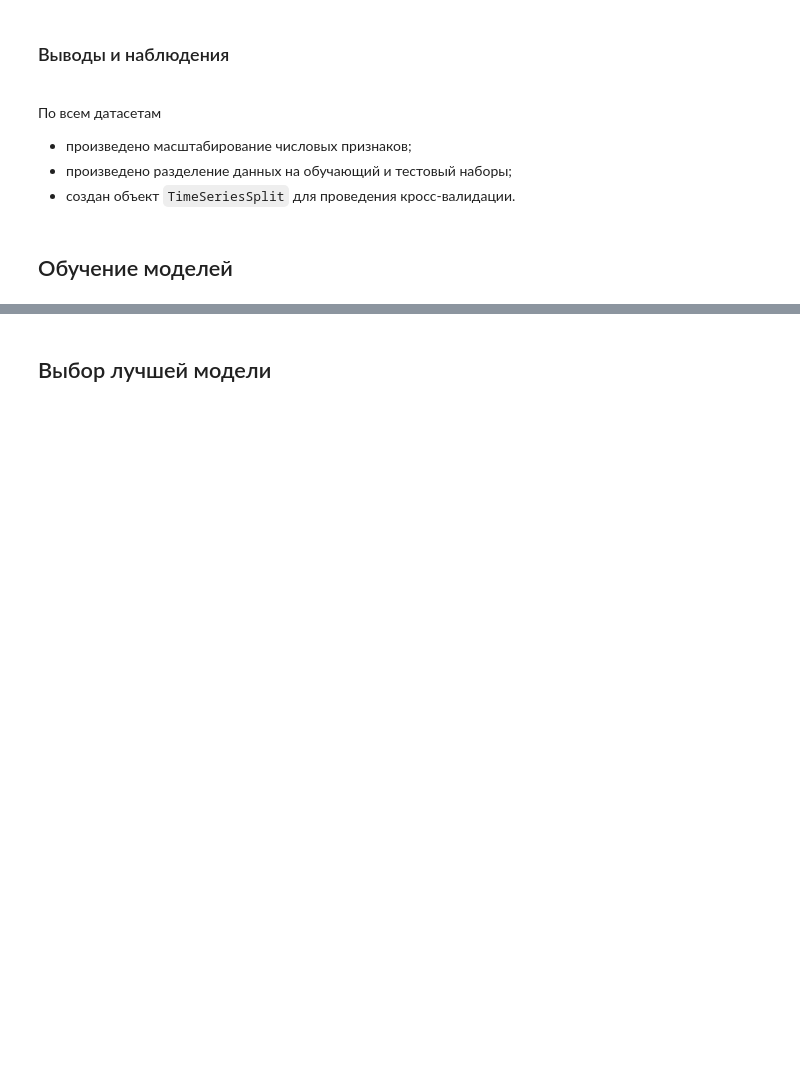
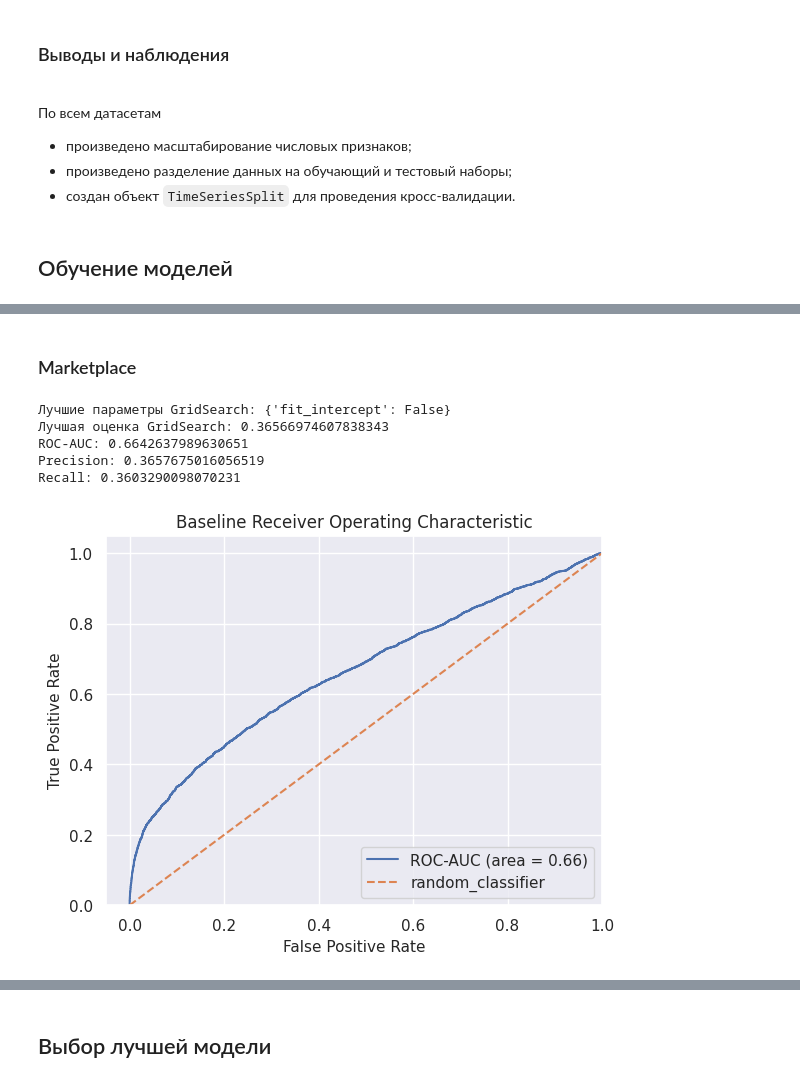
Before and after one commit to denis-42ds/repeat_purchase_forecast, a Jupyter notebook: ecom_forecast.ipynb, the cells around one changed output, grey strips where cells are left out. Cells and saved outputs as stored; diff of their text form; code cells hidden in the pictures; blank space fills up the shorter version.

```diff
--- a/ecom_forecast.ipynb
+++ b/ecom_forecast.ipynb
@@ -714,4 +597,17 @@ recall_cb, precision_cb, roc_auc_cb, model_cb = (
+# %% [markdown]
+### Marketplace
 # %%
-recall_baseline, precision_baseline, roc_auc_baseline, baseline = (
-    modeling_pipeline(model_name='Baseline', X_train=X_train_mp, y_train=y_train_mp, tscv=tscv_mp)
+recall_baseline_mp, precision_baseline_mp, roc_auc_baseline_mp, baseline_mp = (
+    explorer_marketplace.modeling_pipeline(model_name='Baseline',
+                                           X_train=X_train_mp,
+                                           y_train=y_train_mp,
+                                           tscv=tscv_mp,
+                                           periods=X_train_mp.shape[0])
 )
+# %% [output]
+Лучшие параметры GridSearch: {'fit_intercept': False}
+Лучшая оценка GridSearch: 0.36566974607838343
+ROC-AUC: 0.6642637989630651
+Precision: 0.3657675016056519
+Recall: 0.3603290098070231
+[figure, added]
```
Also changed, not shown: parts of 43 cells of this notebook, 8 other files.
